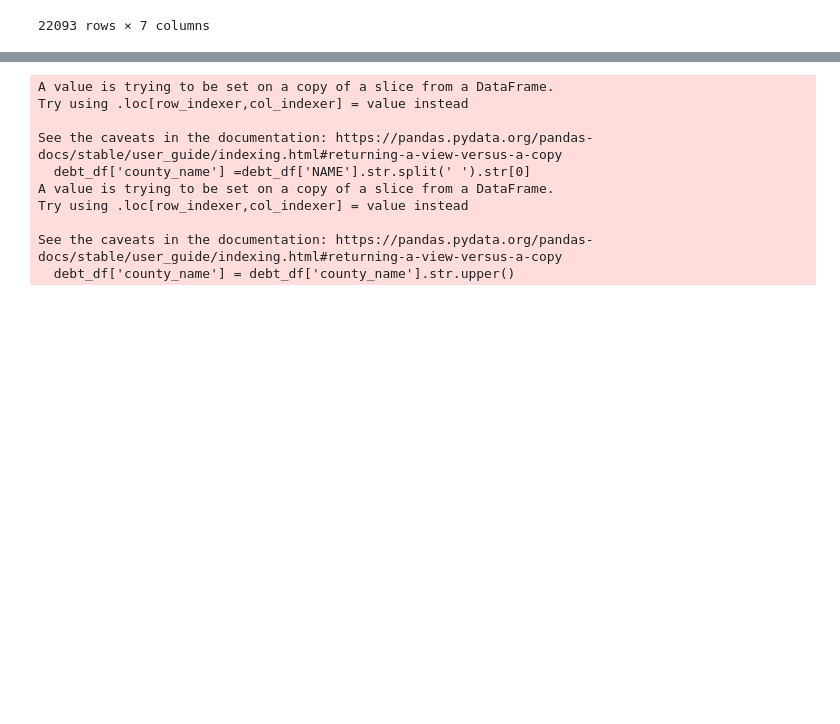
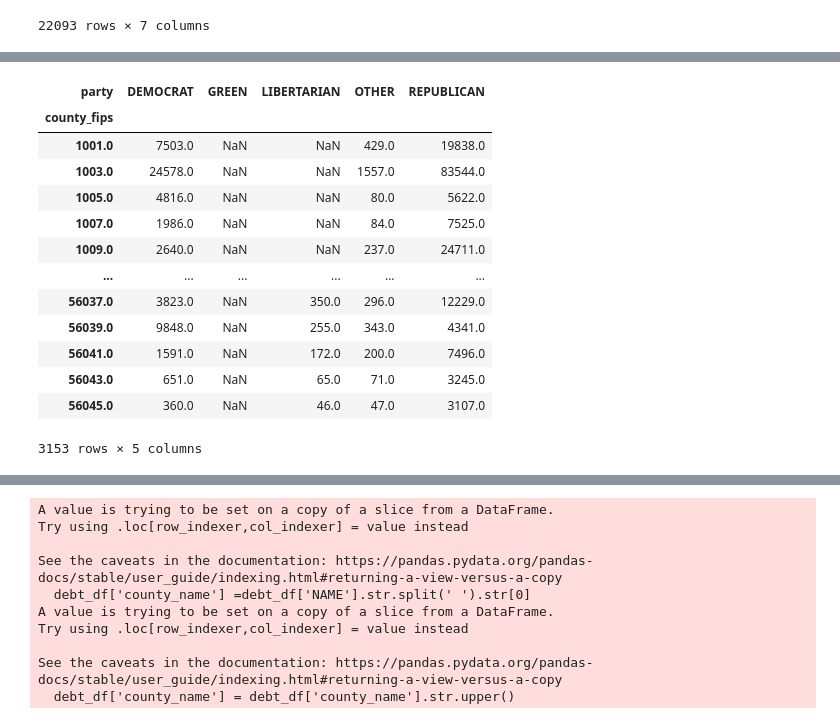
Before and after one commit to SamuelAlvarezmx/Final_project, a Jupyter notebook: Cleaning_dataset.ipynb, the cells around one changed output, grey strips where cells are left out. Cells and saved outputs as stored; diff of their text form; code cells hidden in the pictures; blank space fills up the shorter version.

Commit message:
created the pivot

```diff
--- a/Cleaning_dataset.ipynb
+++ b/Cleaning_dataset.ipynb
@@ -206,0 +230,2 @@ elections_df
+# %%
+elections_df1 = elections_df.drop(columns=['year', 'state', 'state_po'])
@@ -206,0 +248,19 @@ elections_df
+# %%
+df=elections_df1.pivot_table(index='county_fips', columns = 'party', values = 'candidatevotes', aggfunc='sum')
+# %%
+df
+# %% [output]
+| party | DEMOCRAT | GREEN | LIBERTARIAN | OTHER | REPUBLICAN |
+| county_fips |  |  |  |  |  |
+| 1001.0 | 7503.0 | NaN | NaN | 429.0 | 19838.0 |
+| 1003.0 | 24578.0 | NaN | NaN | 1557.0 | 83544.0 |
+| 1005.0 | 4816.0 | NaN | NaN | 80.0 | 5622.0 |
+| 1007.0 | 1986.0 | NaN | NaN | 84.0 | 7525.0 |
+| 1009.0 | 2640.0 | NaN | NaN | 237.0 | 24711.0 |
+| ... | ... | ... | ... | ... | ... |
+| 56037.0 | 3823.0 | NaN | 350.0 | 296.0 | 12229.0 |
+| 56039.0 | 9848.0 | NaN | 255.0 | 343.0 | 4341.0 |
+| 56041.0 | 1591.0 | NaN | 172.0 | 200.0 | 7496.0 |
+| 56043.0 | 651.0 | NaN | 65.0 | 71.0 | 3245.0 |
+| 56045.0 | 360.0 | NaN | 46.0 | 47.0 | 3107.0 |
+3153 rows × 5 columns
```
Also changed, not shown: parts of 36 cells of this notebook.
